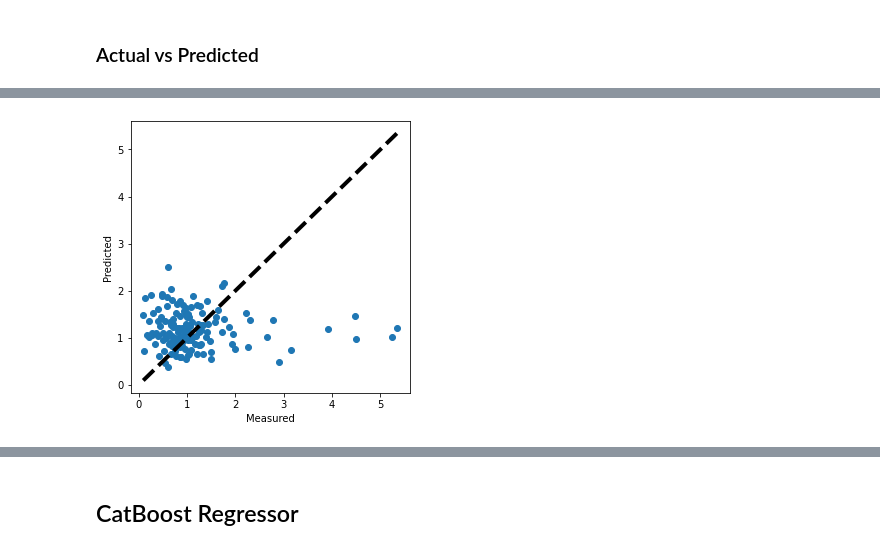
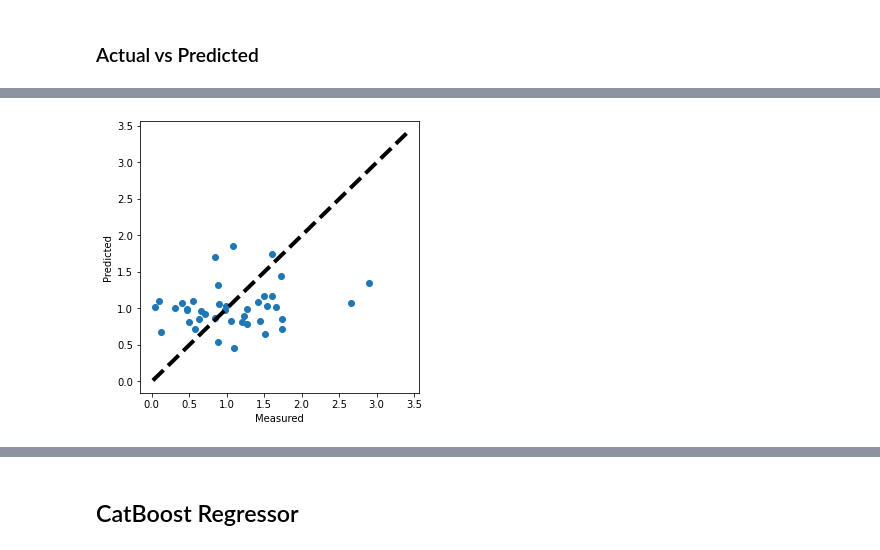
Before and after one commit to lucasbotellaroca/Covid-19_Reproduction_Rate_Estimator, a Jupyter notebook: data_model_R0.ipynb, the cells around one changed output, grey strips where cells are left out. Cells and saved outputs as stored; diff of their text form; code cells hidden in the pictures.

```diff
--- a/data_model_R0.ipynb
+++ b/data_model_R0.ipynb
@@ -392,16 +443,16 @@ X_train, X_test, y_train, y_test = train_test_split(X, y, test_size=0.2, random_
 ### Modelling with GridSearchCV
 # %%
 #Mape custom scoring function
-def mape_fun(pred, train):
-    return np.mean(np.abs((pred - train) / train)) * 100
+def mse(pred, train):
+    return mean_squared_error(train, pred)
 # %%
 # A parameter grid for XGBoost
-params = {'max_depth': [6,7,8]}
+params = {'subsample':[0.8,0.9,1],'max_depth': [10,11,12], 'n_estimators':[18,19,20]}
 
 # Initialize XGB and GridSearch
 xgb = XGBRegressor(num_boost_rounds=1000)
 
-grid = GridSearchCV(xgb, params, verbose=1, n_jobs=-1, scoring=make_scorer(mape_fun))
+grid = GridSearchCV(xgb, params, verbose=1, n_jobs=-1, scoring=make_scorer(mse))
 # %%
 %%time
 grid.fit(X_train, y_train)
@@ -634,10 +627,9 @@ plt.show()
 ### Modelling
 # %%
 params = {
-    'metric': ['mae'],
-    "max_depth":[8,9,10] ,
-    "num_leaves": [10,20,30],
-    "max_bin": [140,150],
+    'metric': ['mape'],
+    "max_depth":[6,7,8] ,
+    "n_estimators":[150,180]
 }
 
 # Initialize LGB and GridSearch
@@ -655,0 +639,5 @@ GridSearchCV(estimator=LGBMRegressor(),
+# %%
+%%time
+import re
+X_train = X_train.rename(columns = lambda x:re.sub('[^A-Za-z0-9_]+', '', x))
+grid.fit(X_train, y_train)
@@ -771,12 +765,12 @@ plt.show()
 # %%
 fig, ax = plt.subplots(figsize=(5,5))
 ax.scatter(y_test, y_pred)
-ax.plot([y_test.min(), y_test.max()], [y_test.min(), y_test.max()], 'k--', lw=4)
+ax.plot([y_train.min(), y_train.max()], [y_train.min(), y_train.max()], 'k--', lw=4)
 ax.set_xlabel('Measured')
 ax.set_ylabel('Predicted')
 plt.show()
 # %% [output]
-[figure, old version]
+[figure, new version]
 # %%
 fig, ax = plt.subplots(figsize=(5,5))
 ax.scatter(y_train, y_pred_train)
```
Also changed, not shown: parts of 74 cells of this notebook.
